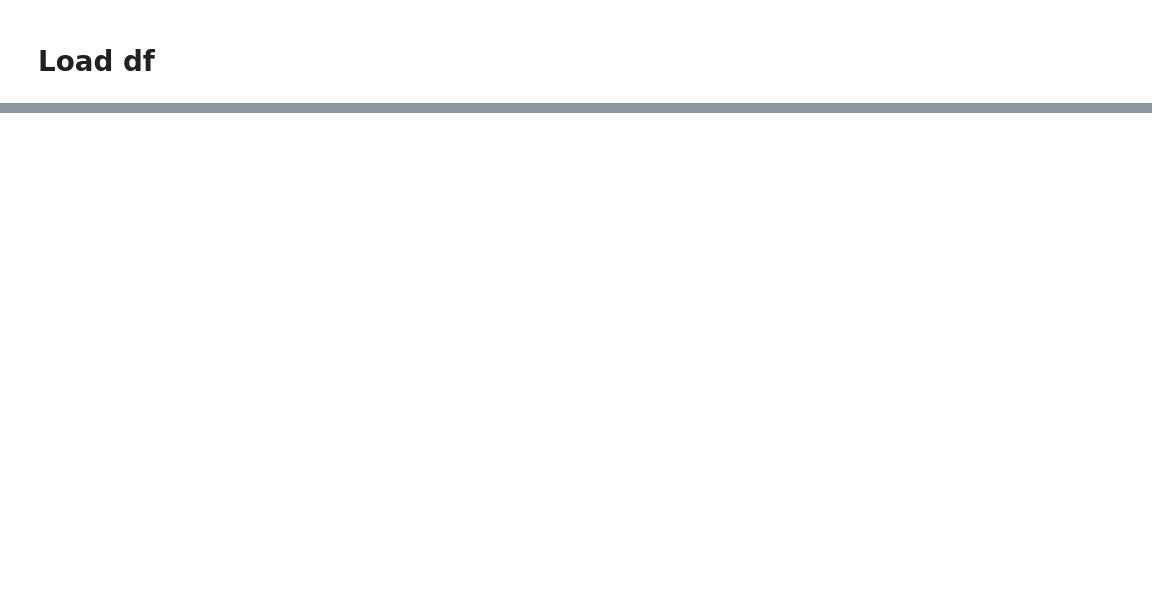
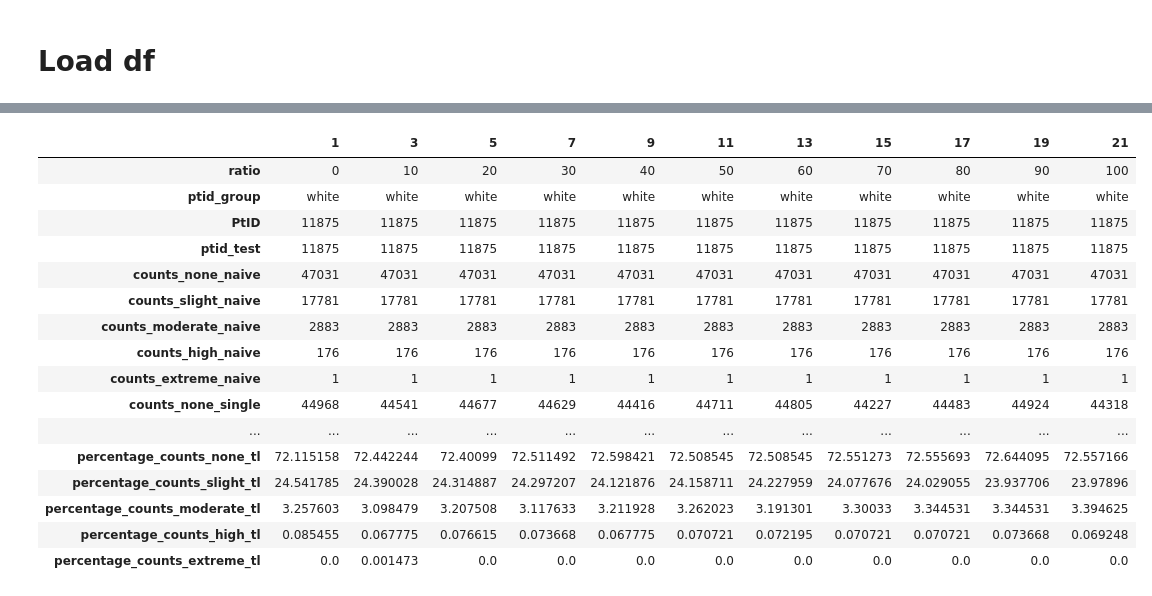
Before and after one commit to hulmanlab/jchr_racial_diff, a Jupyter notebook: scripts/3_3_2_SEG_zones.ipynb, the cells around one changed output, grey strips where cells are left out. Cells and saved outputs as stored; diff of their text form; code cells hidden in the pictures; blank space fills up the shorter version.

```diff
--- a/scripts/3_3_2_SEG_zones.ipynb
+++ b/scripts/3_3_2_SEG_zones.ipynb
@@ -50,3 +83,37 @@ df_grouped
+# %%
+df_percentage_gr1 = pd.DataFrame(df_grouped_gr1).copy()
+df_percentage_gr2 = pd.DataFrame(df_grouped_gr2).copy()
+
+
+def calc_percentage(df, col_total):
+    for column in df.columns:
+        if 'counts' in column:
+            df[f'percentage_{column}'] = df[column] / df[col_total] * 100
+
+    return df
+
+df_percentage_gr1=calc_percentage(df_percentage_gr1, col_total='sum')
+df_percentage_gr2=calc_percentage(df_percentage_gr2, col_total='sum')
+
+df_percentage_gr1.T
+# %% [output]
+|  | 1 | 3 | 5 | 7 | 9 | 11 | 13 | 15 | 17 | 19 | 21 |
+| ratio | 0 | 10 | 20 | 30 | 40 | 50 | 60 | 70 | 80 | 90 | 100 |
+| ptid_group | white | white | white | white | white | white | white | white | white | white | white |
+| PtID | 11875 | 11875 | 11875 | 11875 | 11875 | 11875 | 11875 | 11875 | 11875 | 11875 | 11875 |
+| ptid_test | 11875 | 11875 | 11875 | 11875 | 11875 | 11875 | 11875 | 11875 | 11875 | 11875 | 11875 |
+| counts_none_naive | 47031 | 47031 | 47031 | 47031 | 47031 | 47031 | 47031 | 47031 | 47031 | 47031 | 47031 |
+| counts_slight_naive | 17781 | 17781 | 17781 | 17781 | 17781 | 17781 | 17781 | 17781 | 17781 | 17781 | 17781 |
+| counts_moderate_naive | 2883 | 2883 | 2883 | 2883 | 2883 | 2883 | 2883 | 2883 | 2883 | 2883 | 2883 |
+| counts_high_naive | 176 | 176 | 176 | 176 | 176 | 176 | 176 | 176 | 176 | 176 | 176 |
+| counts_extreme_naive | 1 | 1 | 1 | 1 | 1 | 1 | 1 | 1 | 1 | 1 | 1 |
+| counts_none_single | 44968 | 44541 | 44677 | 44629 | 44416 | 44711 | 44805 | 44227 | 44483 | 44924 | 44318 |
+| ... | ... | ... | ... | ... | ... | ... | ... | ... | ... | ... | ... |
+| percentage_counts_none_tl | 72.115158 | 72.442244 | 72.40099 | 72.511492 | 72.598421 | 72.508545 | 72.508545 | 72.551273 | 72.555693 | 72.644095 | 72.557166 |
+| percentage_counts_slight_tl | 24.541785 | 24.390028 | 24.314887 | 24.297207 | 24.121876 | 24.158711 | 24.227959 | 24.077676 | 24.029055 | 23.937706 | 23.97896 |
+| percentage_counts_moderate_tl | 3.257603 | 3.098479 | 3.207508 | 3.117633 | 3.211928 | 3.262023 | 3.191301 | 3.30033 | 3.344531 | 3.344531 | 3.394625 |
+| percentage_counts_high_tl | 0.085455 | 0.067775 | 0.076615 | 0.073668 | 0.067775 | 0.070721 | 0.072195 | 0.070721 | 0.070721 | 0.073668 | 0.069248 |
+| percentage_counts_extreme_tl | 0.0 | 0.001473 | 0.0 | 0.0 | 0.0 | 0.0 | 0.0 | 0.0 | 0.0 | 0.0 | 0.0 |
 # %%
 import matplotlib.pyplot as plt
 df_counts= pd.DataFrame
```
Also changed, not shown: parts of 7 cells of this notebook.
